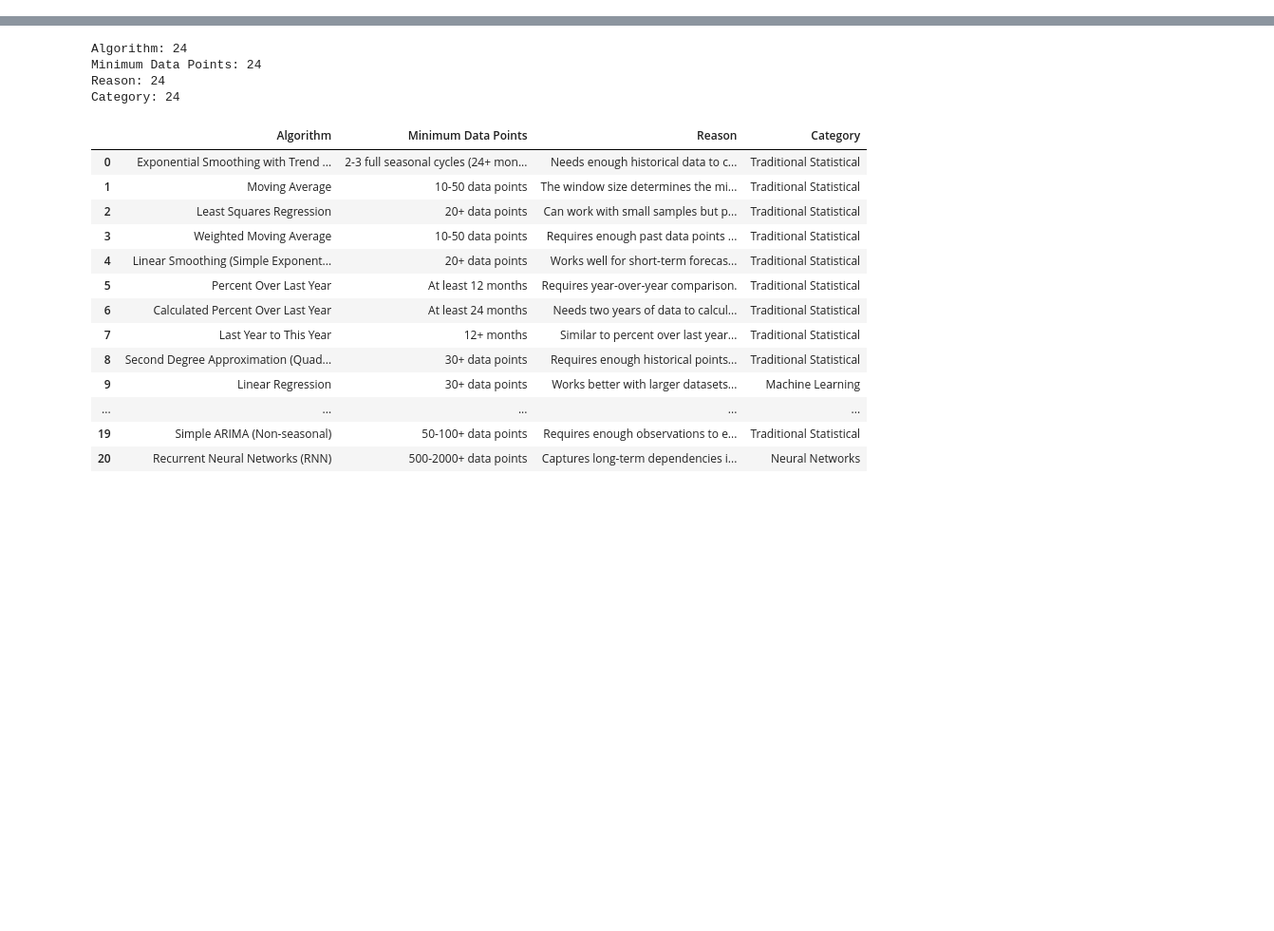
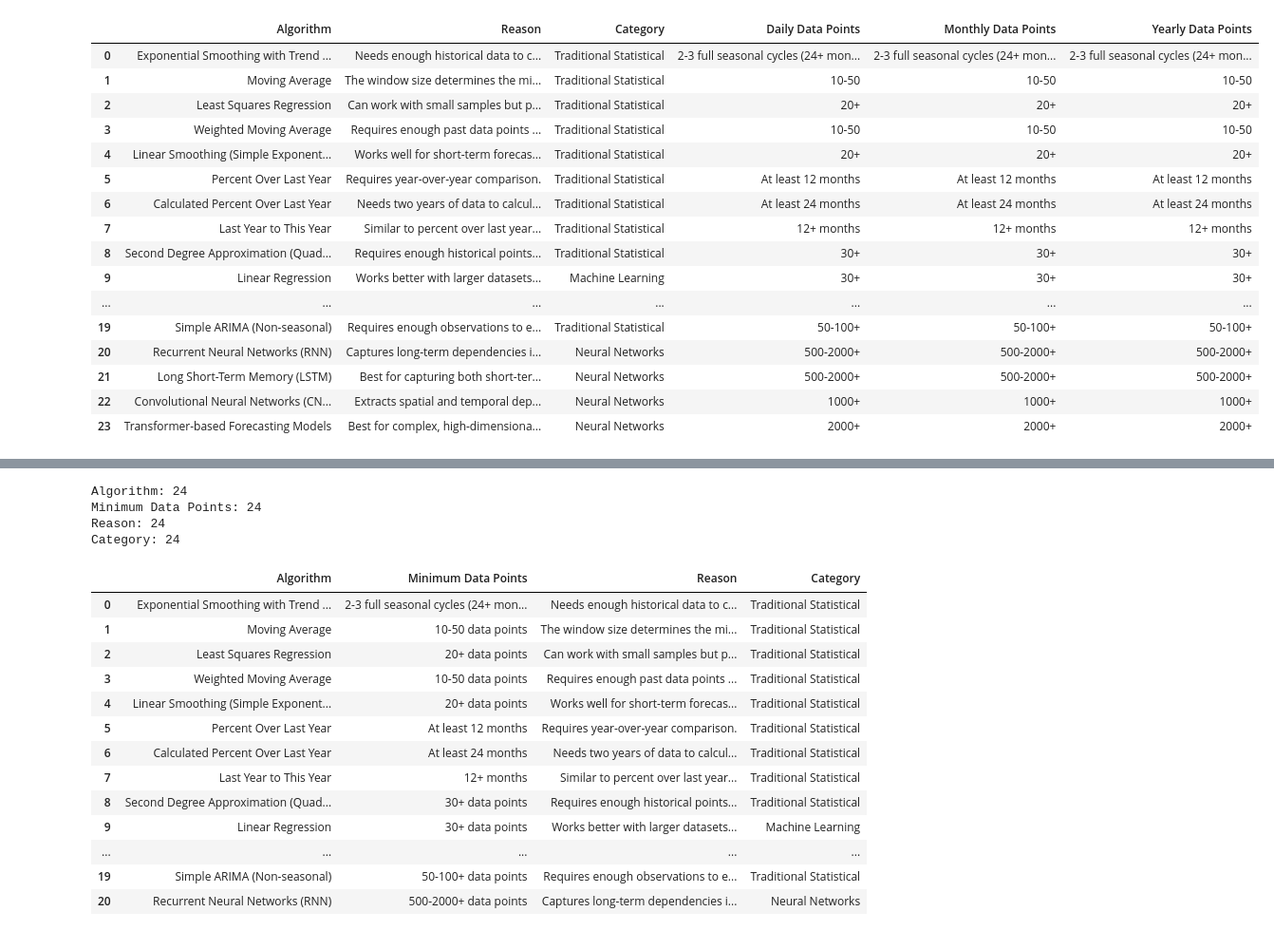
Before and after one commit to hitomi1104/Inventory-Demand-Forecasting, a Jupyter notebook: Note.ipynb, the cells around one changed output, grey strips where cells are left out. Shown at 95% size. Cells and saved outputs as stored; diff of their text form; code cells hidden in the pictures; blank space fills up the shorter version.

```diff
--- a/Note.ipynb
+++ b/Note.ipynb
@@ -108,7 +1,8 @@ print(df)
 # %%
 import pandas as pd
 
-# Creating DataFrame with minimum data point requirements
+
+# Define the data with additional columns for daily, monthly, and yearly data points
 data = {
     "Algorithm": [
         "Exponential Smoothing with Trend and Seasonality",
@@ -136,35 +30,9 @@ data = {
         "Convolutional Neural Networks (CNN) for Time Series",
         "Transformer-based Forecasting Models"
     ],
-    "Minimum Data Points": [
-        "2-3 full seasonal cycles (24+ months)",
-        "10-50 data points",
-        "20+ data points",
-        "10-50 data points",
-        "20+ data points",
-        "At least 12 months",
-        "At least 24 months",
-        "12+ months",
-        "30+ data points",
-        "30+ data points",
-        "50-100+ data points",
-        "50-100+ data points",
-        "50-100+ data points",
-        "100-500+ data points",
-        "100-500+ data points",
-        "500-1000+ data points",
-        "500-1000+ data points",
-        "500-1000+ data points",
-        "500-1000+ data points",
-        "50-100+ data points",
-        "500-2000+ data points",
-        "500-2000+ data points",
-        "1000+ data points",
-        "2000+ data points"
-    ],
     "Reason": [
         "Needs enough historical data to capture trend and seasonality patterns.",
-        "The window size determines the minimum requirement. A larger moving window needs more data.",
+        "The window size determines the minimum requirement.",
         "Can work with small samples but performs better with more historical trends.",
         "Requires enough past data points to weight and smooth fluctuations.",
         "Works well for short-term forecasts but needs some history to learn from trends.",
@@ -186,39 +54,31 @@ data = {
         "Captures long-term dependencies in sequential data.",
         "Best for capturing both short-term fluctuations and long-term patterns.",
         "Extracts spatial and temporal dependencies in time-series data.",
-        "Best for complex, high-dimensional time-series forecasting with long-term dependencies."
+        "Best for complex, high-dimensional time-series forecasting."
     ],
     "Category": [
-        "Traditional Statistical",
-        "Traditional Statistical",
-        "Traditional Statistical",
-        "Traditional Statistical",
-        "Traditional Statistical",
-        "Traditional Statistical",
-        "Traditional Statistical",
-        "Traditional Statistical",
-        "Traditional Statistical",
-        "Machine Learning",
-        "Machine Learning",
-        "Machine Learning",
-        "Machine Learning",
-        "Machine Learning",
-        "Machine Learning",
-        "Machine Learning",
-        "Machine Learning",
-        "Machine Learning",
-        "Machine Learning",
-        "Traditional Statistical",
-        "Neural Networks",
-        "Neural Networks",
-        "Neural Networks",
-        "Neural Networks"
+        "Traditional Statistical", "Traditional Statistical", "Traditional Statistical", "Traditional Statistical", "Traditional Statistical",
+        "Traditional Statistical", "Traditional Statistical", "Traditional Statistical", "Traditional Statistical", "Machine Learning",
+        "Machine Learning", "Machine Learning", "Machine Learning", "Machine Learning", "Machine Learning", "Machine Learning", "Machine Learning", "Machine Learning",
+        "Machine Learning", "Traditional Statistical", "Neural Networks", "Neural Networks", "Neural Networks", "Neural Networks"
+    ],
+    "Daily Data Points": [
+        "2-3 full seasonal cycles (24+ months)", "10-50", "20+", "10-50", "20+", "At least 12 months", "At least 24 months", "12+ months", "30+", "30+",
+        "50-100+", "50-100+", "50-100+", "100-500+", "100-500+", "500-1000+", "500-1000+", "500-1000+", "500-1000+", "50-100+", "500-2000+", "500-2000+", "1000+", "2000+"
+    ],
+    "Monthly Data Points": [
+        "2-3 full seasonal cycles (24+ months)", "10-50", "20+", "10-50", "20+", "At least 12 months", "At least 24 months", "12+ months", "30+", "30+",
+        "50-100+", "50-100+", "50-100+", "100-500+", "100-500+", "500-1000+", "500-1000+", "500-1000+", "500-1000+", "50-100+", "500-2000+", "500-2000+", "1000+", "2000+"
+    ],
+    "Yearly Data Points": [
+        "2-3 full seasonal cycles (24+ months)", "10-50", "20+", "10-50", "20+", "At least 12 months", "At least 24 months", "12+ months", "30+", "30+",
+        "50-100+", "50-100+", "50-100+", "100-500+", "100-500+", "500-1000+", "500-1000+", "500-1000+", "500-1000+", "50-100+", "500-2000+", "500-2000+", "1000+", "2000+"
     ]
 }
 
-# Creating DataFrame
+# Create DataFrame
 df_min_data_points = pd.DataFrame(data)
 
 # Display DataFrame
-print(df_min_data_points)
+df_min_data_points
 # %% [output]
@@ -241,0 +85,17 @@ print(df_min_data_points)
+|  | Algorithm | Reason | Category | Daily Data Points | Monthly Data Points | Yearly Data Points |
+| 0 | Exponential Smoothing with Trend ... | Needs enough historical data to c... | Traditional Statistical | 2-3 full seasonal cycles (24+ mon... | 2-3 full seasonal cycles (24+ mon... | 2-3 full seasonal cycles (24+ mon... |
+| 1 | Moving Average | The window size determines the mi... | Traditional Statistical | 10-50 | 10-50 | 10-50 |
+| 2 | Least Squares Regression | Can work with small samples but p... | Traditional Statistical | 20+ | 20+ | 20+ |
+| 3 | Weighted Moving Average | Requires enough past data points ... | Traditional Statistical | 10-50 | 10-50 | 10-50 |
+| 4 | Linear Smoothing (Simple Exponent... | Works well for short-term forecas... | Traditional Statistical | 20+ | 20+ | 20+ |
+| 5 | Percent Over Last Year | Requires year-over-year comparison. | Traditional Statistical | At least 12 months | At least 12 months | At least 12 months |
+| 6 | Calculated Percent Over Last Year | Needs two years of data to calcul... | Traditional Statistical | At least 24 months | At least 24 months | At least 24 months |
+| 7 | Last Year to This Year | Similar to percent over last year... | Traditional Statistical | 12+ months | 12+ months | 12+ months |
+| 8 | Second Degree Approximation (Quad... | Requires enough historical points... | Traditional Statistical | 30+ | 30+ | 30+ |
+| 9 | Linear Regression | Works better with larger datasets... | Machine Learning | 30+ | 30+ | 30+ |
+| ... | ... | ... | ... | ... | ... | ... |
+| 19 | Simple ARIMA (Non-seasonal) | Requires enough observations to e... | Traditional Statistical | 50-100+ | 50-100+ | 50-100+ |
+| 20 | Recurrent Neural Networks (RNN) | Captures long-term dependencies i... | Neural Networks | 500-2000+ | 500-2000+ | 500-2000+ |
+| 21 | Long Short-Term Memory (LSTM) | Best for capturing both short-ter... | Neural Networks | 500-2000+ | 500-2000+ | 500-2000+ |
+| 22 | Convolutional Neural Networks (CN... | Extracts spatial and temporal dep... | Neural Networks | 1000+ | 1000+ | 1000+ |
+| 23 | Transformer-based Forecasting Models | Best for complex, high-dimensiona... | Neural Networks | 2000+ | 2000+ | 2000+ |
```
Also changed, not shown: parts of 4 cells of this notebook, 7 other files.
